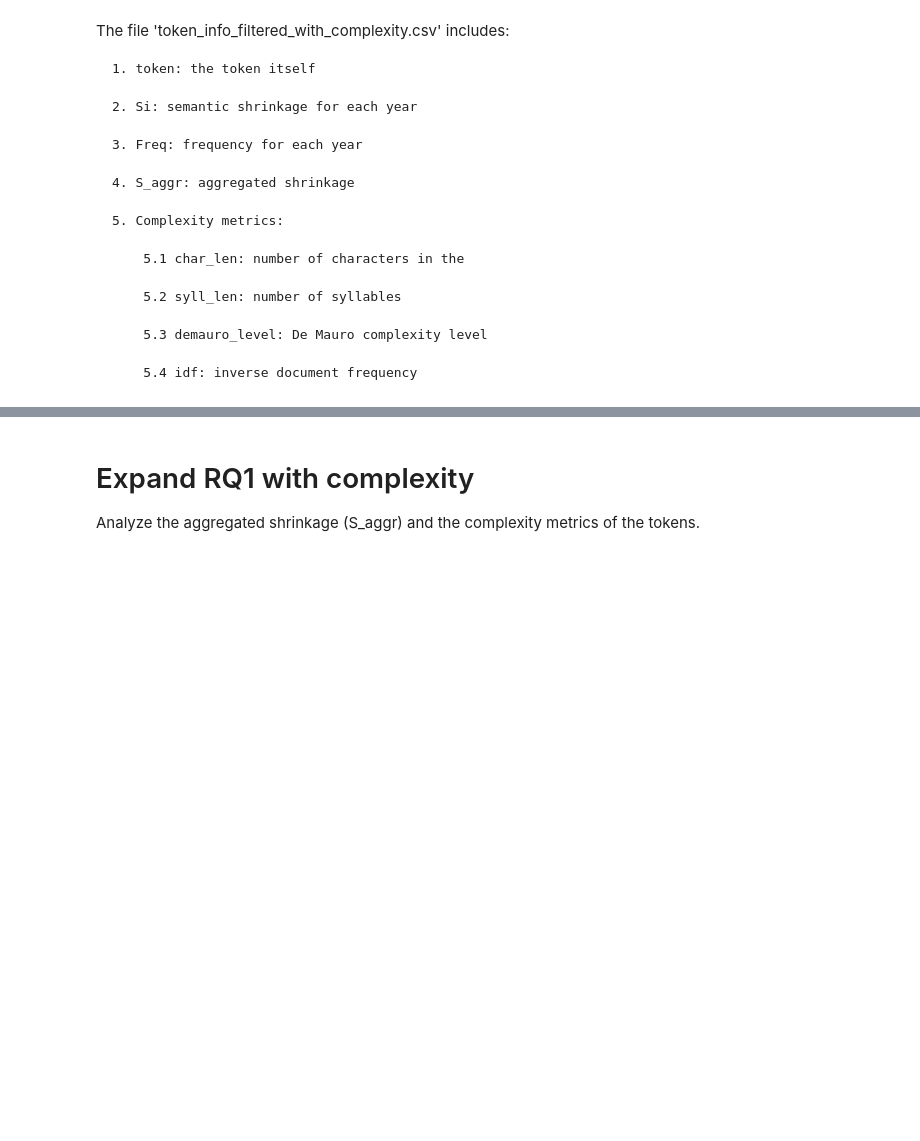
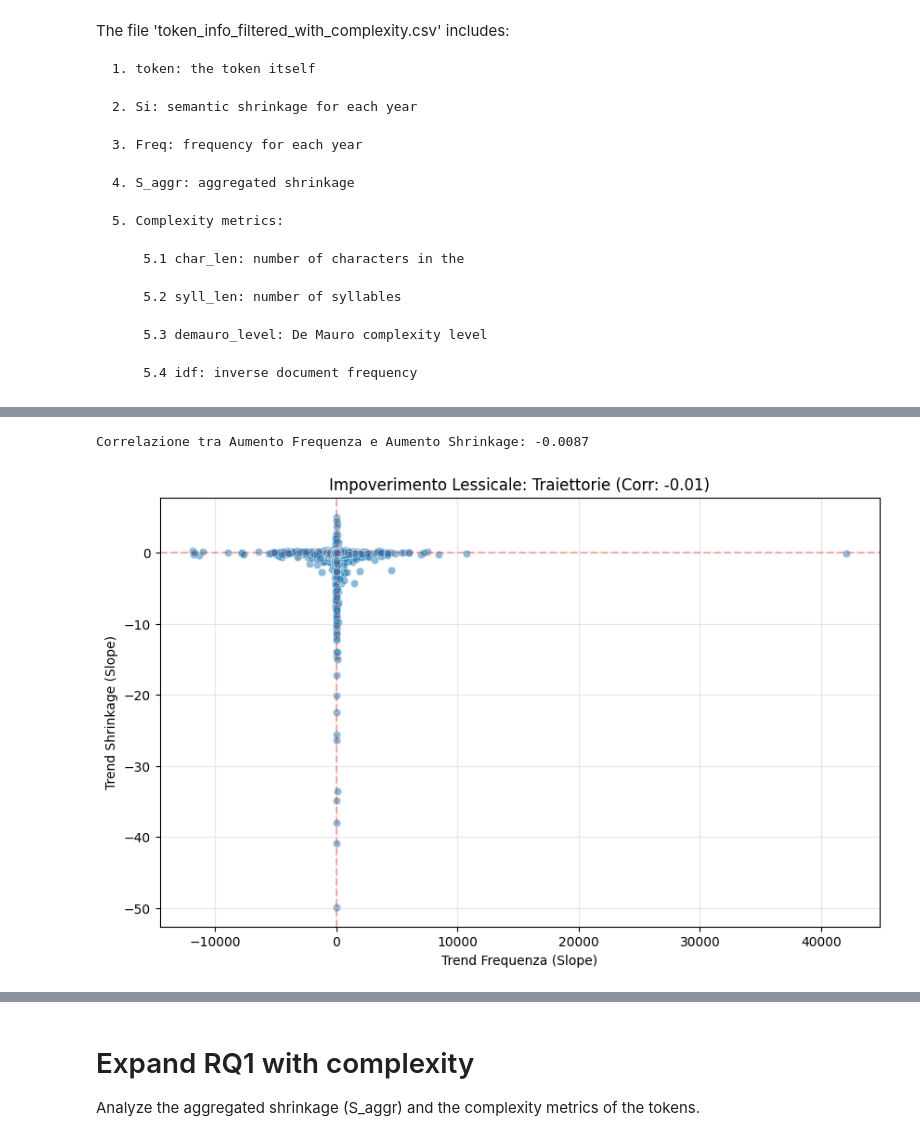
Before and after one commit to ChefBB/acn_project, a Jupyter notebook: dynet/RQ1.ipynb, the cells around one changed output, grey strips where cells are left out. Saved outputs shown, nothing was run; the diff lists cells and outputs as text; code cells hidden in the pictures; blank space fills up the shorter version.

```diff
--- a/dynet/RQ1.ipynb
+++ b/dynet/RQ1.ipynb
@@ -140,7 +362,7 @@ from pathlib import Path
 import numpy as np
 
 # CSV shrinkage
-shrink_csv = "shrinkage_i.csv"
+shrink_csv = "shrinkage_i_norm.csv"
 df_shrink = pd.read_csv(shrink_csv)
 
 snapshots = range(1, 8)
@@ -190,7 +412,7 @@ df_all["S_aggregato"] = np.where(
 )
 
 df_result = df_all[["token", "S_aggregato"]]
-df_result.to_csv("shrinkage_aggr_filtered.csv", index=False)
+df_result.to_csv("shrinkage_aggr_filtered_norm.csv", index=False)
 
 print(df_result.head())
 # %% [output]
@@ -308,7 +598,7 @@ import pandas as pd
 from pathlib import Path
 
 # --- shrinkage ---
-df_shrink = pd.read_csv("shrinkage_i.csv")
+df_shrink = pd.read_csv("shrinkage_i_norm.csv")
 
 # --- frequenze ---
 snapshots = range(1, 8)
@@ -611,0 +1055,71 @@ len(df_all)
+# %%
+import pandas as pd
+import numpy as np
+from scipy.stats import linregress
+import matplotlib.pyplot as plt
+import seaborn as sns
+
+# --- Caricamento shrinkage + frequenze ---
+df_all = pd.read_csv("token_info_filtered_with_complexity_and_slope_norm.csv")
+
+# Assumiamo che df_all contenga sia shrinkage che frequenze
+df_shrink = df_all.copy()
+
+results = []
+
+tokens = df_shrink["token"].unique()
+snapshots = range(1, 8)  # i tuoi snapshot
+
+for token in tokens:
+    row_shrink = df_shrink[df_shrink["token"] == token]
+
+    y_shrink = []
+    y_freq = []
+    x_time = []
+
+    for snap in snapshots:
+        col_s = f"shrinkage_snap{snap}"
+        col_f = f"freq_snap{snap}"
+
+        # Recupero valori reali
+        val_s = row_shrink[col_s].values[0] if col_s in row_shrink else np.nan
+        val_f = df_all.loc[df_all["token"] == token, col_f].values[0] if col_f in df_all else np.nan
+
+        if not np.isnan(val_s) and not np.isnan(val_f):
+            y_shrink.append(val_s)
+            y_freq.append(val_f)
+            x_time.append(snap)
+
+    if len(x_time) >= 4:  # almeno 4 snapshot validi
+        slope_s, _, _, _, _ = linregress(x_time, y_shrink)
+        slope_f, _, _, _, _ = linregress(x_time, y_freq)
+
+        results.append({
+            "token": token,
+            "slope_shrinkage": slope_s,
+            "slope_frequency": slope_f,
+            # puoi aggiungere qui altre categorie se vuoi
+        })
+
+df_slopes = pd.DataFrame(results)
+
+# --- 2. Analisi di Correlazione ---
+corr = df_slopes["slope_frequency"].corr(df_slopes["slope_shrinkage"])
+print(f"Correlazione tra Aumento Frequenza e Aumento Shrinkage: {corr:.4f}")
+
+# --- 3. Visualizzazione (Scatter Plot) ---
+plt.figure(figsize=(10, 6))
+sns.scatterplot(data=df_slopes, x="slope_frequency", y="slope_shrinkage", alpha=0.5)
+
+# Linee degli assi per dividere i quadranti
+plt.axhline(0, color='red', linestyle='--', alpha=0.3)
+plt.axvline(0, color='red', linestyle='--', alpha=0.3)
+
+plt.title(f"Impoverimento Lessicale: Traiettorie (Corr: {corr:.2f})")
+plt.xlabel("Trend Frequenza (Slope)")
+plt.ylabel("Trend Shrinkage (Slope)")
+plt.grid(True, alpha=0.3)
+plt.show()
+# %% [output]
+Correlazione tra Aumento Frequenza e Aumento Shrinkage: -0.0087
+[figure, added]
```
Also changed, not shown: parts of 42 cells of this notebook, 9 other files.
